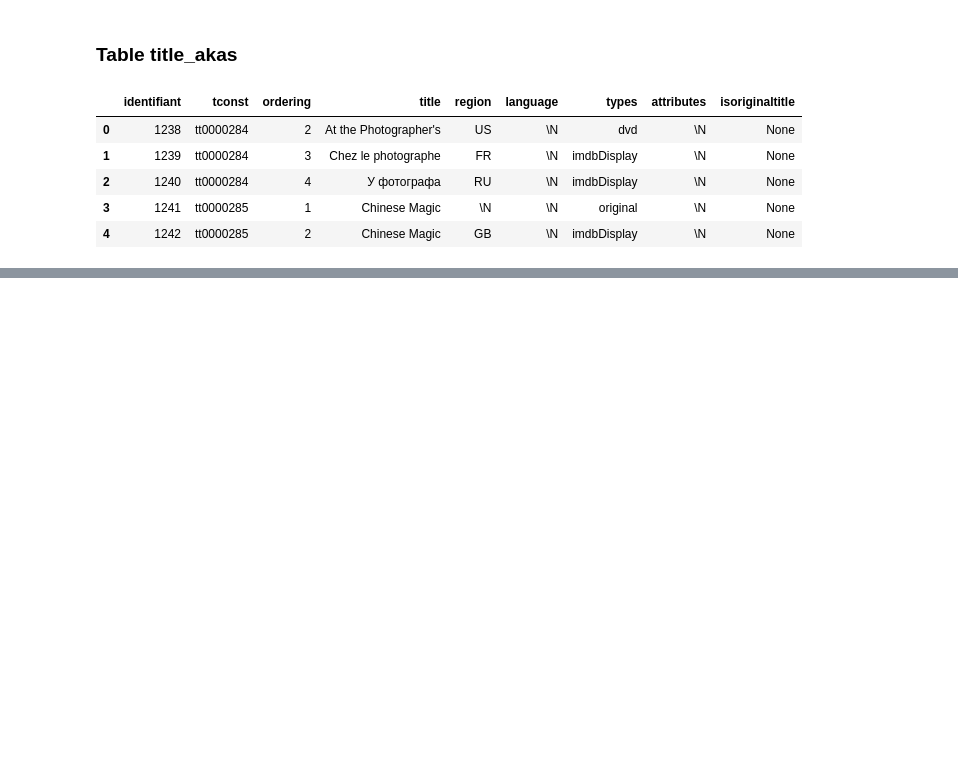
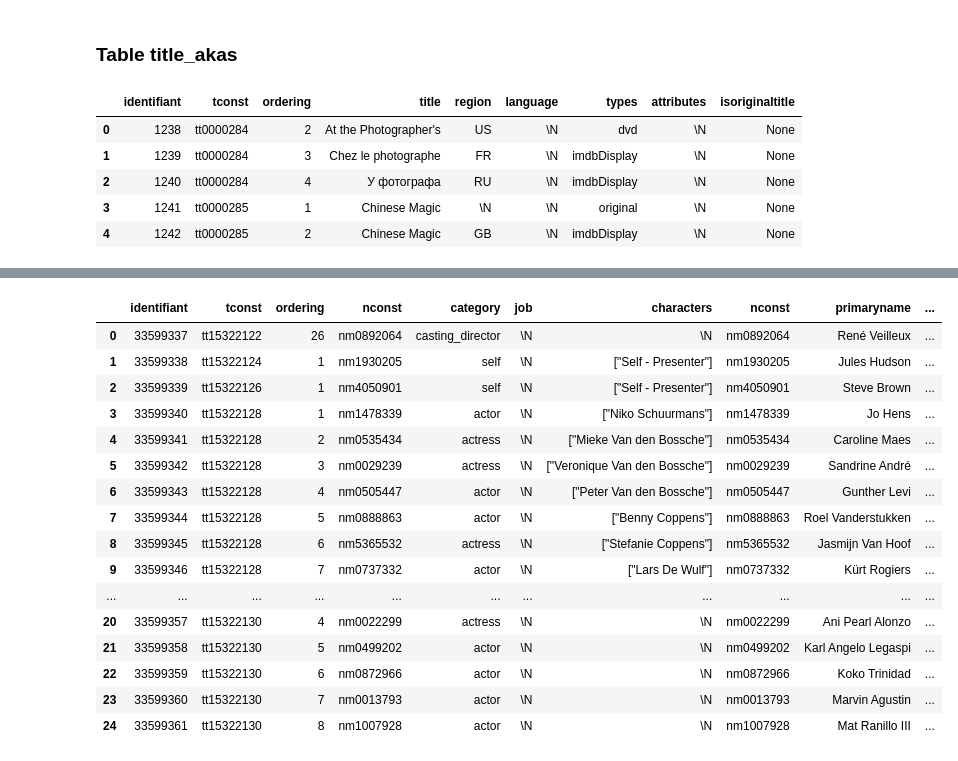
Before and after one commit to MelodyDuplaix/Netfloox_g0_JohnBondouxDuplaix, a Jupyter notebook: analyse.ipynb, the cells around one changed output, grey strips where cells are left out. Saved outputs shown, nothing was run; the diff lists cells and outputs as text; code cells hidden in the pictures; blank space fills up the shorter version.

```diff
--- a/analyse.ipynb
+++ b/analyse.ipynb
@@ -257,0 +314,6 @@ SELECT tb.tconst, tb.primarytitle, COUNT(ta.region)
+# %%
+query = f"SELECT * FROM sebastien.title_principals LIMIT 10000;"
+with engine.connect() as conn, conn.begin():
+    df_principals = pd.read_sql_query(query, engine)
+
+df_principals.head()
@@ -257,0 +327,24 @@ SELECT tb.tconst, tb.primarytitle, COUNT(ta.region)
+# %%
+query = f"SELECT * FROM sebastien.title_principals as tp JOIN sebastien.name_basics as nb ON nb.nconst = tp.nconst LIMIT 10000;"
+with engine.connect() as conn, conn.begin():
+    df_principals = pd.read_sql_query(query, engine)
+
+df_principals.head(25)
+# %% [output]
+|  | identifiant | tconst | ordering | nconst | category | job | characters | nconst | primaryname | ... |
+| 0 | 33599337 | tt15322122 | 26 | nm0892064 | casting_director | \N | \N | nm0892064 | René Veilleux | ... |
+| 1 | 33599338 | tt15322124 | 1 | nm1930205 | self | \N | ["Self - Presenter"] | nm1930205 | Jules Hudson | ... |
+| 2 | 33599339 | tt15322126 | 1 | nm4050901 | self | \N | ["Self - Presenter"] | nm4050901 | Steve Brown | ... |
+| 3 | 33599340 | tt15322128 | 1 | nm1478339 | actor | \N | ["Niko Schuurmans"] | nm1478339 | Jo Hens | ... |
+| 4 | 33599341 | tt15322128 | 2 | nm0535434 | actress | \N | ["Mieke Van den Bossche"] | nm0535434 | Caroline Maes | ... |
+| 5 | 33599342 | tt15322128 | 3 | nm0029239 | actress | \N | ["Veronique Van den Bossche"] | nm0029239 | Sandrine André | ... |
+| 6 | 33599343 | tt15322128 | 4 | nm0505447 | actor | \N | ["Peter Van den Bossche"] | nm0505447 | Gunther Levi | ... |
+| 7 | 33599344 | tt15322128 | 5 | nm0888863 | actor | \N | ["Benny Coppens"] | nm0888863 | Roel Vanderstukken | ... |
+| 8 | 33599345 | tt15322128 | 6 | nm5365532 | actress | \N | ["Stefanie Coppens"] | nm5365532 | Jasmijn Van Hoof | ... |
+| 9 | 33599346 | tt15322128 | 7 | nm0737332 | actor | \N | ["Lars De Wulf"] | nm0737332 | Kürt Rogiers | ... |
+| ... | ... | ... | ... | ... | ... | ... | ... | ... | ... | ... |
+| 20 | 33599357 | tt15322130 | 4 | nm0022299 | actress | \N | \N | nm0022299 | Ani Pearl Alonzo | ... |
+| 21 | 33599358 | tt15322130 | 5 | nm0499202 | actor | \N | \N | nm0499202 | Karl Angelo Legaspi | ... |
+| 22 | 33599359 | tt15322130 | 6 | nm0872966 | actor | \N | \N | nm0872966 | Koko Trinidad | ... |
+| 23 | 33599360 | tt15322130 | 7 | nm0013793 | actor | \N | \N | nm0013793 | Marvin Agustin | ... |
+| 24 | 33599361 | tt15322130 | 8 | nm1007928 | actor | \N | \N | nm1007928 | Mat Ranillo III | ... |
```
Also changed, not shown: parts of 17 cells of this notebook.
